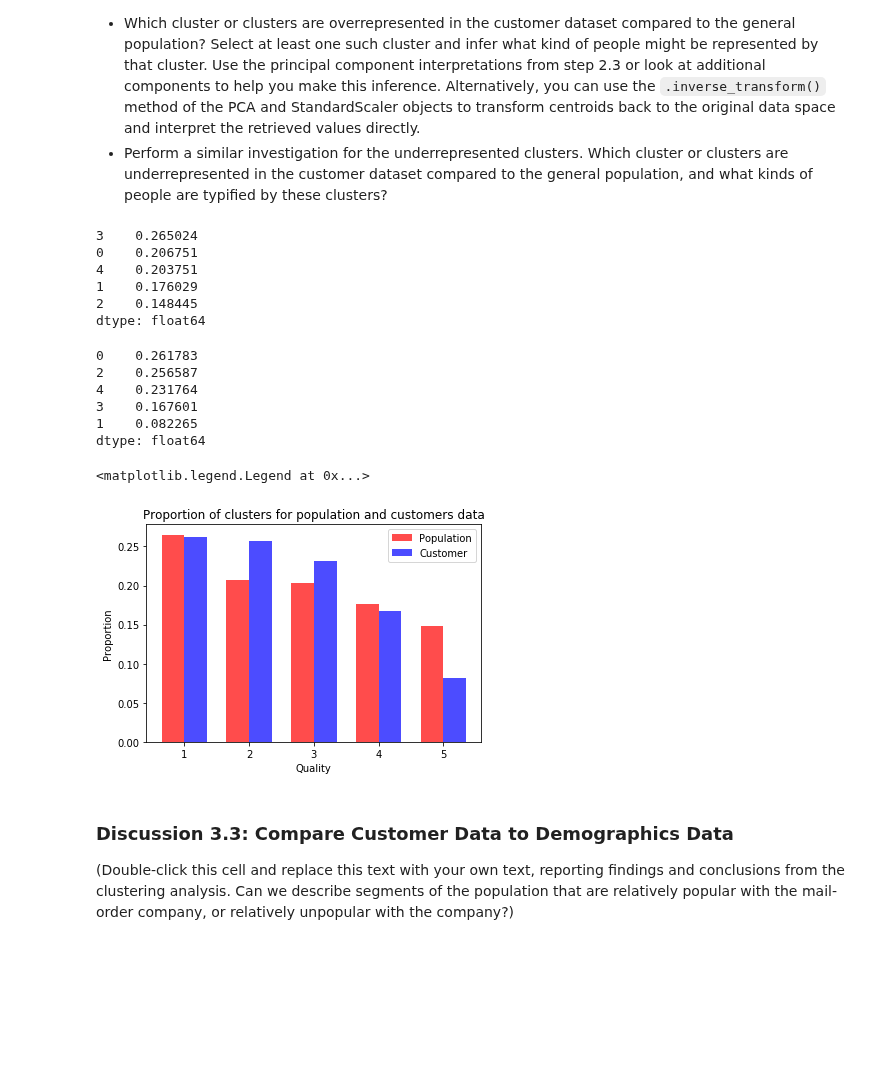
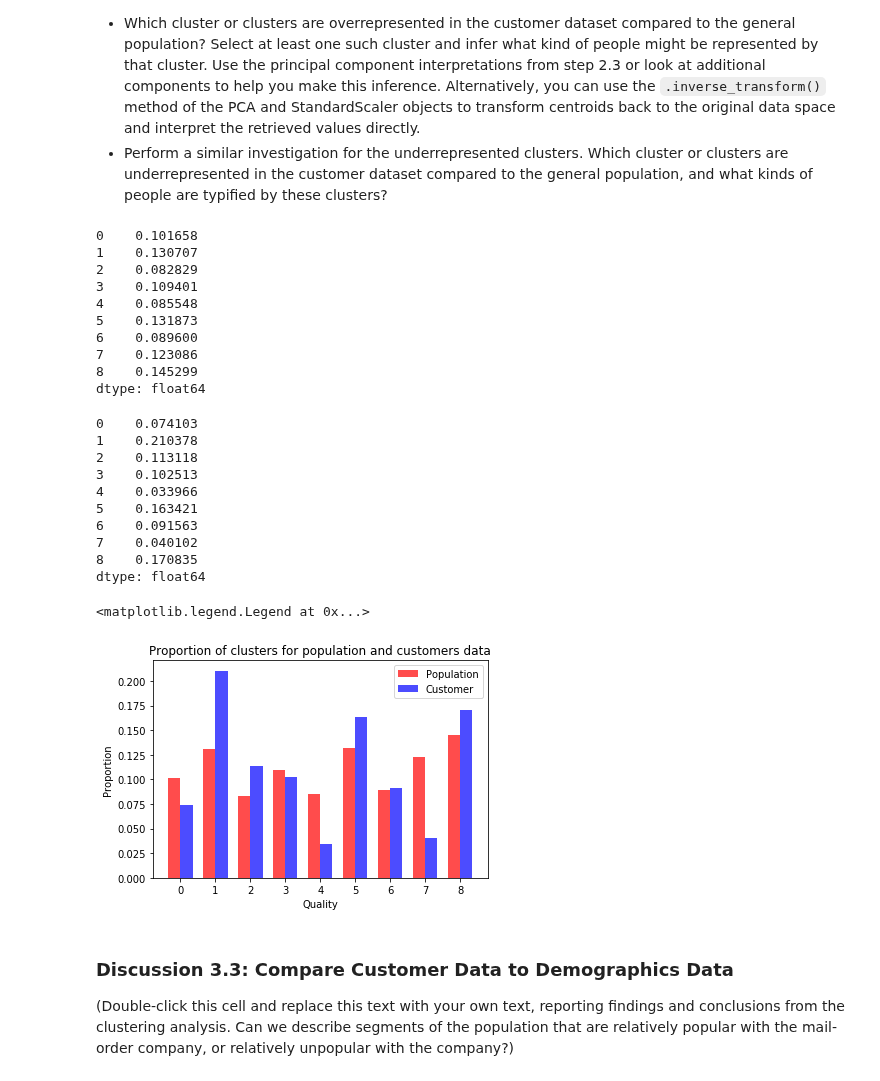
Before and after one commit to jgu1989/UdacityDataScientistNanodegree, a Jupyter notebook: project3_customer_segments/Identify_Customer_Segments.ipynb, the cells around one changed output. Saved outputs shown, nothing was run; the diff lists cells and outputs as text; code cells hidden in the pictures; blank space fills up the shorter version.

Commit message:
Compare proportions of clusters

```diff
--- a/project3_customer_segments/Identify_Customer_Segments.ipynb
+++ b/project3_customer_segments/Identify_Customer_Segments.ipynb
@@ -907,7 +907,7 @@ Based on the plot above, I'll use 2,3 and 9 centers have the highest sihouette s
 # %%
 # Re-fit the k-means model with the selected number of clusters and obtain
 # cluster predictions for the general population demographics data.
-kmeans = KMeans(n_clusters=5)
+kmeans = KMeans(n_clusters=9)
 model = kmeans.fit(X_pca_100)
 # %%
 population_labels = model.predict(X_pca_100)
@@ -1013,9 +1013,9 @@ customers_scaled_df.head()
 5 rows × 192 columns
 # %%
 # PCA
-X_pca_100 = pca_100.transform(customers_scaled_df)
+customers_pca_100 = pca_100.transform(customers_scaled_df)
 # clustering
-customers_labels = model.predict(X_pca_100)
+customers_labels = model.predict(customers_pca_100)
 # %%
 customers_labels.shape
 # %% [output]
@@ -1038,48 +1038,55 @@ Take a look at the following points in this step:
 # proportion of data in each cluster for the general population.
 
 population_labels_s = pd.Series(population_labels)
-population_cluster = population_labels_s.value_counts()/len(population_labels)
+population_cluster = population_labels_s.value_counts().sort_index()/len(population_labels)
+population_cluster
+# %% [output]
+0    0.101658
+1    0.130707
+2    0.082829
+3    0.109401
+4    0.085548
+5    0.131873
+6    0.089600
+7    0.123086
+8    0.145299
+dtype: float64
-# %%
-population_cluster
-# %% [output]
-3    0.265024
-0    0.206751
-4    0.203751
-1    0.176029
-2    0.148445
-dtype: float64
 # %%
 customers_labels_s = pd.Series(customers_labels)
-customers_cluster = customers_labels_s.value_counts()/len(customers_labels)
+customers_cluster = customers_labels_s.value_counts().sort_index()/len(customers_labels)
 customers_cluster
 # %% [output]
-0    0.261783
-2    0.256587
-4    0.231764
-3    0.167601
-1    0.082265
+0    0.074103
+1    0.210378
+2    0.113118
+3    0.102513
+4    0.033966
+5    0.163421
+6    0.091563
+7    0.040102
+8    0.170835
 dtype: float64
 # %%
 ind = np.arange(len(population_cluster))  # the x locations for the groups
 width = 0.35       # the width of the bars
 
 # plot bars
 red_bars = plt.bar(ind, population_cluster, width, color='r', alpha=.7, label='Population')
 blue_bars = plt.bar(ind + width, customers_cluster, width, color='b', alpha=.7, label='Customer')
 
 # title and labels
 plt.ylabel('Proportion')
 plt.xlabel('Quality')
 plt.title('Proportion of clusters for population and customers data')
 locations = ind + width / 2  # xtick locations
-labels = ['1', '2', '3', '4', '5']  # xtick labels
+labels = ['0','1', '2', '3', '4', '5' ,'6', '7','8']  # xtick labels
 plt.xticks(locations, labels)
 
 # legend
 plt.legend()
 # %% [output]
 <matplotlib.legend.Legend at 0x...>
-[figure, old version]
+[figure, new version]
 # %%
 # What    kinds of people are part of a cluster that is overrepresented in the
 # customer data compared to the general population?
```
